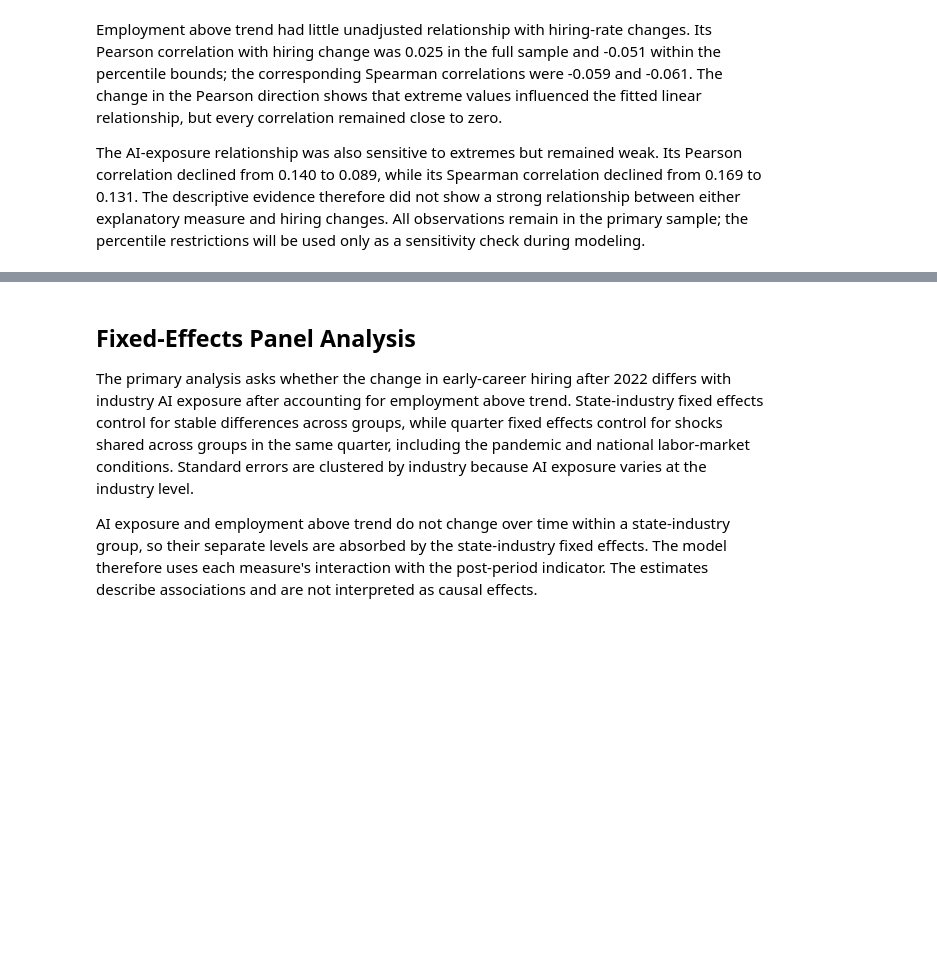
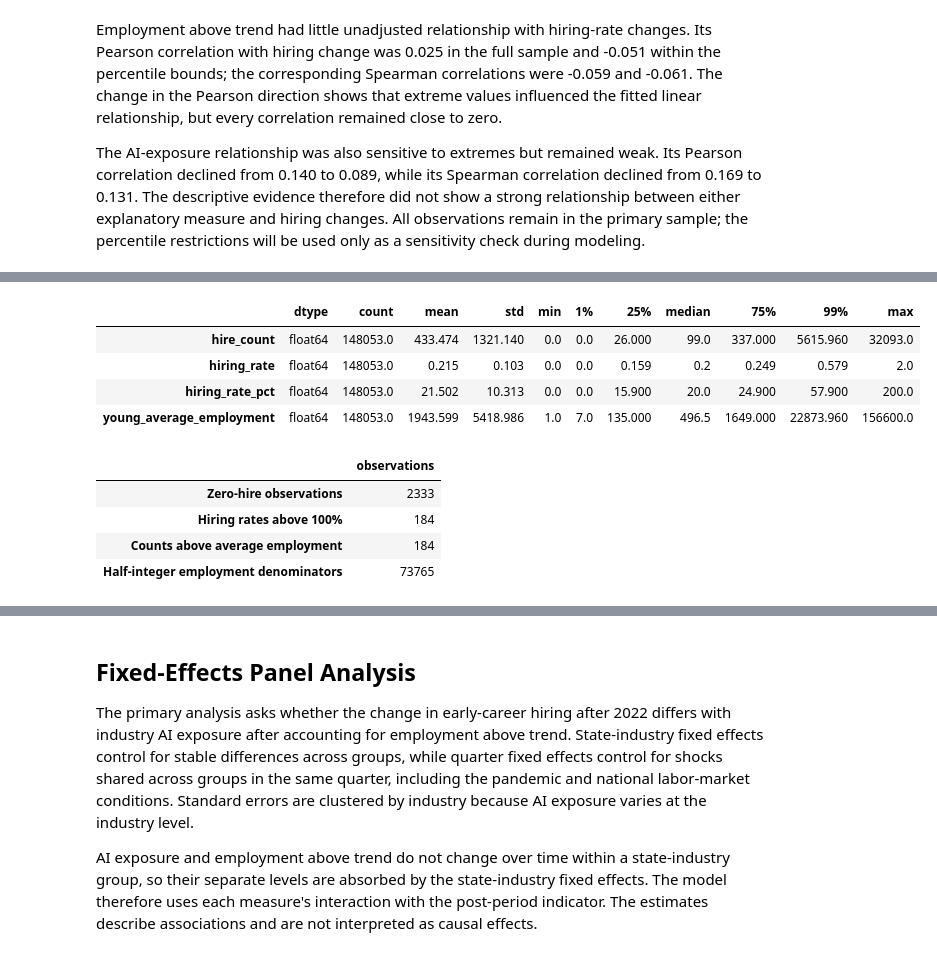
Before and after one commit to viet0901/senior-research, a Jupyter notebook: notebooks/02_research_analysis.ipynb, the cells around one changed output, grey strips where cells are left out. Cells and saved outputs as stored; diff of their text form; code cells hidden in the pictures; blank space fills up the shorter version.

```diff
--- a/notebooks/02_research_analysis.ipynb
+++ b/notebooks/02_research_analysis.ipynb
@@ -744,0 +749,59 @@ The AI-exposure relationship was also sensitive to extremes but remained weak. I
+# %%
+outcome_data = primary_analysis_panel[
+    [
+        "hire_count",
+        "hiring_rate",
+        "hiring_rate_pct",
+        "young_average_employment",
+    ]
+].copy()
+
+outcome_summary = (
+    outcome_data.describe(
+        percentiles=[0.01, 0.25, 0.50, 0.75, 0.99]
+    )
+    .T
+    .rename(columns={"50%": "median"})
+)
+outcome_summary.insert(
+    0,
+    "dtype",
+    outcome_data.dtypes.astype(str),
+)
+
+hire_counts = outcome_data["hire_count"].dropna()
+hiring_rates = outcome_data["hiring_rate"].dropna()
+employment_base = outcome_data["young_average_employment"].dropna()
+
+outcome_checks = pd.Series(
+    {
+        "Zero-hire observations": hire_counts.eq(0).sum(),
+        "Hiring rates above 100%": hiring_rates.gt(1).sum(),
+        "Counts above average employment": (
+            outcome_data["hire_count"]
+            > outcome_data["young_average_employment"]
+        ).sum(),
+        "Half-integer employment denominators": (
+            employment_base.mod(1).ne(0).sum()
+        ),
+    },
+    name="observations",
+)
+
+assert hire_counts.ge(0).all()
+assert np.allclose(hire_counts, np.round(hire_counts))
+assert employment_base.gt(0).all()
+
+display(outcome_summary.round(3))
+display(outcome_checks.to_frame())
+# %% [output]
+|  | dtype | count | mean | std | min | 1% | 25% | median | 75% | 99% | max |
+| hire_count | float64 | 148053.0 | 433.474 | 1321.140 | 0.0 | 0.0 | 26.000 | 99.0 | 337.000 | 5615.960 | 32093.0 |
+| hiring_rate | float64 | 148053.0 | 0.215 | 0.103 | 0.0 | 0.0 | 0.159 | 0.2 | 0.249 | 0.579 | 2.0 |
+| hiring_rate_pct | float64 | 148053.0 | 21.502 | 10.313 | 0.0 | 0.0 | 15.900 | 20.0 | 24.900 | 57.900 | 200.0 |
+| young_average_employment | float64 | 148053.0 | 1943.599 | 5418.986 | 1.0 | 7.0 | 135.000 | 496.5 | 1649.000 | 22873.960 | 156600.0 |
+|  | observations |
+| Zero-hire observations | 2333 |
+| Hiring rates above 100% | 184 |
+| Counts above average employment | 184 |
+| Half-integer employment denominators | 73765 |
```
Also changed, not shown: parts of 3 cells of this notebook.
